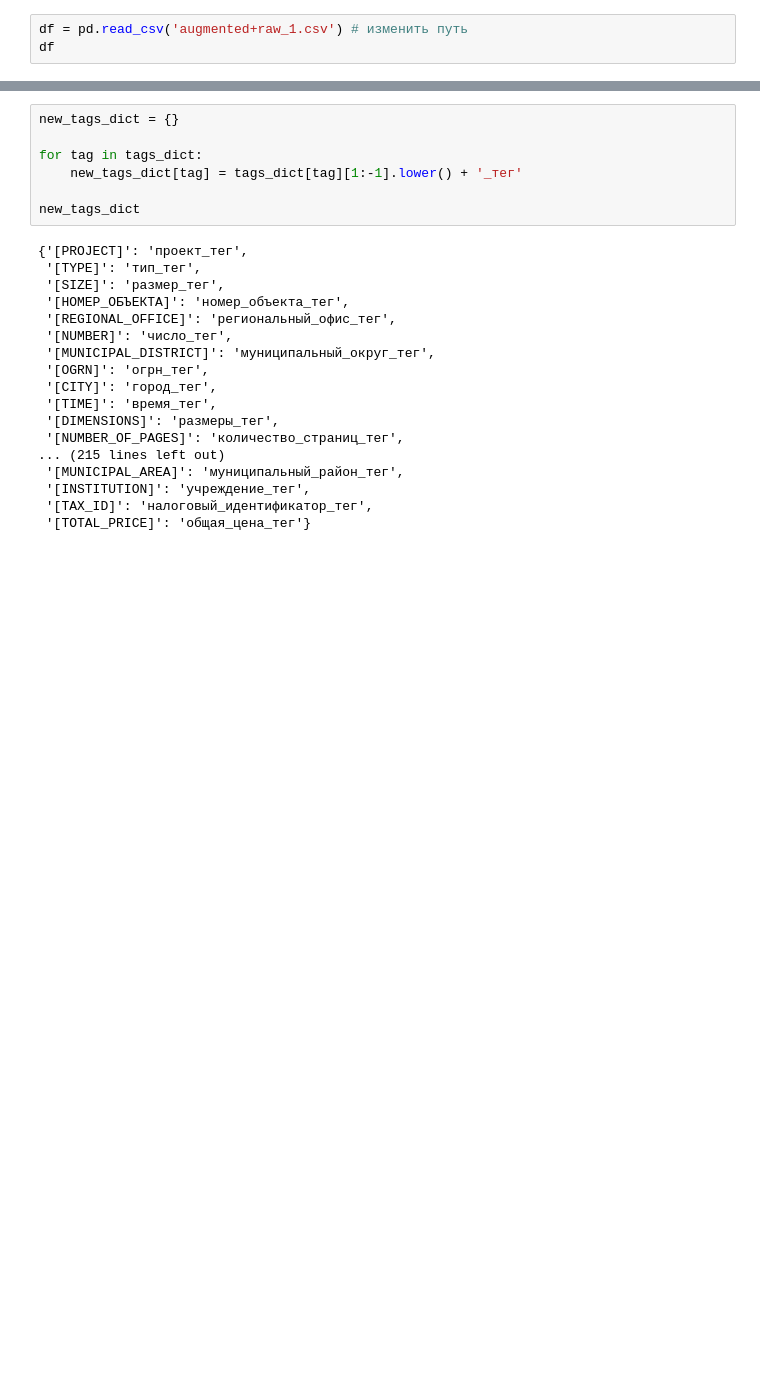
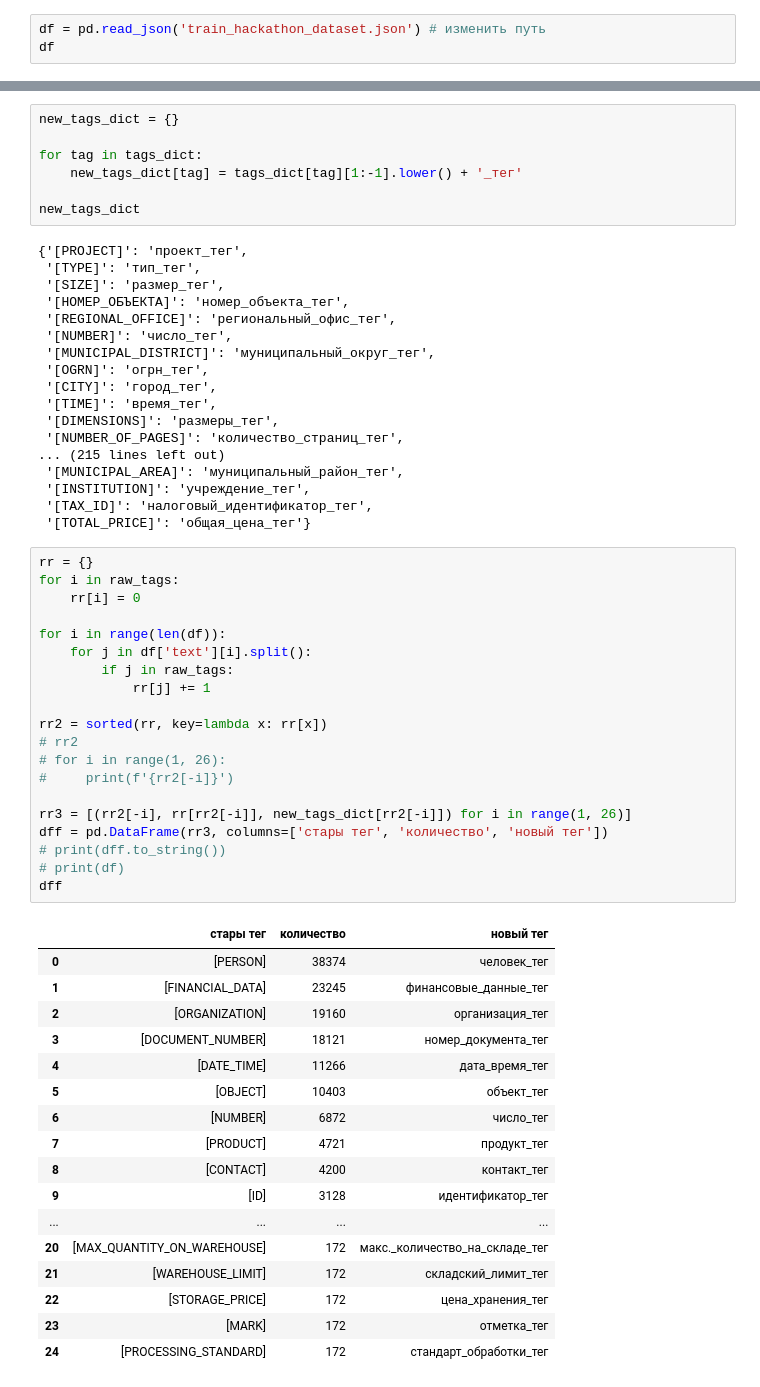
Before and after one commit to KirillPetukhov1/itmo, a Jupyter notebook: proectnay_shkola/hakaton/tag_replacing.ipynb, the cells around one changed output, grey strips where cells are left out. Cells and saved outputs as stored; diff of their text form; blank space fills up the shorter version.

```diff
--- a/proectnay_shkola/hakaton/tag_replacing.ipynb
+++ b/proectnay_shkola/hakaton/tag_replacing.ipynb
@@ -5,5 +5,5 @@ import matplotlib.pyplot as plt
 from deep_translator import GoogleTranslator
 import time
 # %%
-df = pd.read_csv('augmented+raw_1.csv') # изменить путь
+df = pd.read_json('train_hackathon_dataset.json') # изменить путь
 df
@@ -323,3 +303,41 @@ new_tags_dict
  '[INSTITUTION]': 'учреждение_тег',
  '[TAX_ID]': 'налоговый_идентификатор_тег',
  '[TOTAL_PRICE]': 'общая_цена_тег'}
+# %%
+rr = {}
+for i in raw_tags:
+    rr[i] = 0
+
+for i in range(len(df)):
+    for j in df['text'][i].split():
+        if j in raw_tags:
+            rr[j] += 1
+
+rr2 = sorted(rr, key=lambda x: rr[x])
+# rr2
+# for i in range(1, 26):
+#     print(f'{rr2[-i]}')
+
+rr3 = [(rr2[-i], rr[rr2[-i]], new_tags_dict[rr2[-i]]) for i in range(1, 26)]
+dff = pd.DataFrame(rr3, columns=['стары тег', 'количество', 'новый тег'])
+# print(dff.to_string())
+# print(df)
+dff
+# %% [output]
+|  | стары тег | количество | новый тег |
+| 0 | [PERSON] | 38374 | человек_тег |
+| 1 | [FINANCIAL_DATA] | 23245 | финансовые_данные_тег |
+| 2 | [ORGANIZATION] | 19160 | организация_тег |
+| 3 | [DOCUMENT_NUMBER] | 18121 | номер_документа_тег |
+| 4 | [DATE_TIME] | 11266 | дата_время_тег |
+| 5 | [OBJECT] | 10403 | объект_тег |
+| 6 | [NUMBER] | 6872 | число_тег |
+| 7 | [PRODUCT] | 4721 | продукт_тег |
+| 8 | [CONTACT] | 4200 | контакт_тег |
+| 9 | [ID] | 3128 | идентификатор_тег |
+| ... | ... | ... | ... |
+| 20 | [MAX_QUANTITY_ON_WAREHOUSE] | 172 | макс._количество_на_складе_тег |
+| 21 | [WAREHOUSE_LIMIT] | 172 | складский_лимит_тег |
+| 22 | [STORAGE_PRICE] | 172 | цена_хранения_тег |
+| 23 | [MARK] | 172 | отметка_тег |
+| 24 | [PROCESSING_STANDARD] | 172 | стандарт_обработки_тег |
```
Also changed, not shown: parts of 3 cells of this notebook, 4 other files.
